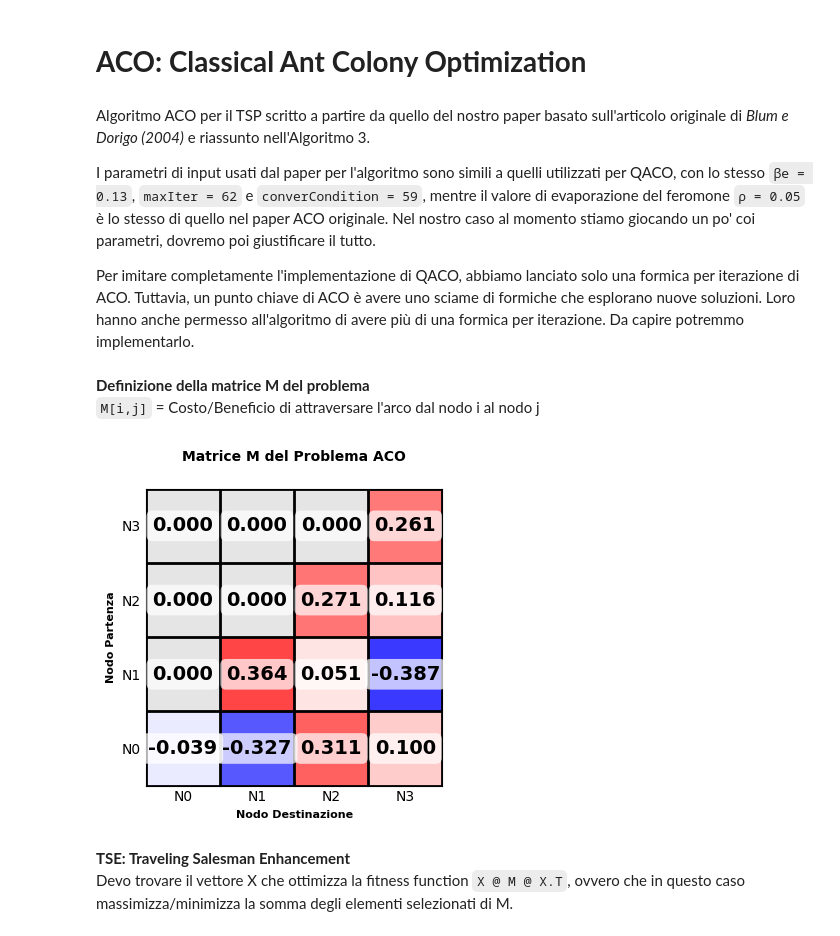
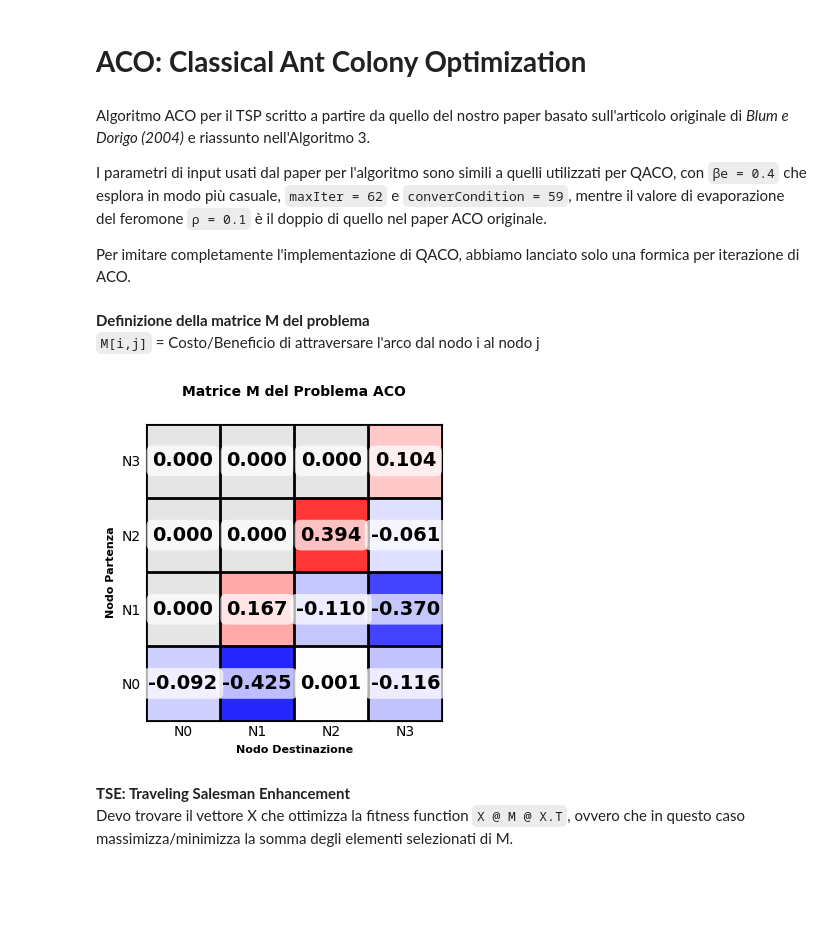
Before and after one commit to QuantumAlbe/QACO_implementation, a Jupyter notebook: ACO_algorithm/ACOmin&max.ipynb, the cells around one changed output. Drawn from its saved outputs; the diff is of its cells as text; code cells hidden in the pictures; blank space fills up the shorter version.

```diff
--- a/ACO_algorithm/ACOmin&max.ipynb
+++ b/ACO_algorithm/ACOmin&max.ipynb
@@ -3,10 +3,9 @@
 # %% [markdown]
 Algoritmo ACO per il TSP scritto a partire da quello del nostro paper basato sull'articolo originale di *Blum e Dorigo (2004)* e riassunto nell'Algoritmo 3.
 
-I parametri di input usati dal paper per l'algoritmo sono simili a quelli utilizzati per QACO, con lo stesso `βe = 0.13`, `maxIter = 62` e `converCondition = 59`, mentre il valore di evaporazione del feromone `ρ = 0.05` è lo stesso di quello nel paper ACO originale.
-Nel nostro caso al momento stiamo giocando un po' coi parametri, dovremo poi giustificare il tutto.
+I parametri di input usati dal paper per l'algoritmo sono simili a quelli utilizzati per QACO, con `βe = 0.4` che esplora in modo più casuale, `maxIter = 62` e `converCondition = 59`, mentre il valore di evaporazione del feromone `ρ = 0.1` è il doppio di quello nel paper ACO originale.
 
-Per imitare completamente l'implementazione di QACO, abbiamo lanciato solo una formica per iterazione di ACO. Tuttavia, un punto chiave di ACO è avere uno sciame di formiche che esplorano nuove soluzioni. Loro hanno anche permesso all'algoritmo di avere più di una formica per iterazione. Da capire potremmo implementarlo.
+Per imitare completamente l'implementazione di QACO, abbiamo lanciato solo una formica per iterazione di ACO.
 # %%
 import numpy as np
 import random
@@ -14,34 +13,32 @@ import matplotlib.pyplot as plt
 import math
 
 # Parametri ACO
-rho = 0.1                # Evaporazione del feromone
-beta_O = 0.4            # Probabilità esplorazione iniziale
-maxIter = 62             # Numero massimo di iterazioni
-converCondition = 59     # Condizione di convergenza
-n = 4                    # Dimensione matrice M
-minFactor = 2            # Fattore moltiplicativo per il calcolo dell'offset da dare alla fidelity
+rho = 0.1                  # Evaporazione del feromone
+beta_O = 0.4               # Probabilità esplorazione casuale
+maxIter = 62               # Numero massimo di iterazioni
+converCondition = 59       # Condizione di convergenza
+n = 4                      # Dimensione matrice M
+minFactor = 2              # Fattore moltiplicativo per il calcolo dell'offset da dare alla fidelity
 optimization_mode = 'max'  # Modalità di ottimizzazione: 'max' per massimizzazione, 'min' per minimizzazione
+problem_matrix = 4         # Scelta della matrice del problema (1, 2, 3, 4 o 5)
 # %% [markdown]
 **Definizione della matrice M del problema**\
 `M[i,j]` = Costo/Beneficio di attraversare l'arco dal nodo i al nodo j
-# %%
-M = np.array([[-0.039, -0.327, 0.311, 0.100],
-              [0, 0.364, 0.051, -0.387],
-              [0, 0, 0.271, 0.116],
-              [0, 0, 0, 0.261]])
-
-# # Visualizzazione della matrice M
-# print("Matrice M del problema:")
-# print(M)
+# %%
+import pandas as pd
+
+def load_trial_matrix(problem_matrix):
+    """Carica matrice M e vettore soluzione X_th da file CSV"""
+    file_path = f"../Trial_matrices/M{problem_matrix}.csv"
+    data = pd.read_csv(file_path, header=None)
+
+    M = data.iloc[:4, :].values  # Prime 4 righe = matrice
+    X_th = data.iloc[4, :].values  # Ultima riga = vettore X
+
+    return M, X_th
 # %%
 # Visualizzazione della matrice M
 def plot_matrix(matrix, title="M Matrix visualization"):
-    """
-    Crea una visualizzazione elegante della matrice con:
-    - Rosso per valori positivi
-    - Blu per valori negativi
-    - Griglia con valori numerici all'interno
-    """
     fig, ax = plt.subplots(figsize=(4, 4))
 
     # Crea una mappa di colori personalizzata
@@ -87,34 +84,35 @@ def plot_matrix(matrix, title="M Matrix visualization"):
     # Personalizza la griglia e le etichette
     ax.set_xlim(-0.5, matrix.shape[1]-0.5)
     ax.set_ylim(-0.5, matrix.shape[0]-0.5)
 
     # Aggiungi linee di griglia eleganti
     for i in range(matrix.shape[0] + 1):
         ax.axhline(i - 0.5, color='black', linewidth=2)
     for j in range(matrix.shape[1] + 1):
         ax.axvline(j - 0.5, color='black', linewidth=2)
 
     # Etichette degli assi
     ax.set_xticks(range(matrix.shape[1]))
     ax.set_yticks(range(matrix.shape[0]))
     ax.set_xticklabels([f'N{i}' for i in range(matrix.shape[1])])
     ax.set_yticklabels([f'N{i}' for i in range(matrix.shape[0])])
 
     # Titolo e labels
     ax.set_title(title, fontsize=10, fontweight='bold', pad=20)
     ax.set_xlabel('Nodo Destinazione', fontsize=8, fontweight='bold')
     ax.set_ylabel('Nodo Partenza', fontsize=8, fontweight='bold')
 
     # Rimuovi i tick marks per un look più pulito
     ax.tick_params(length=0)
 
     plt.tight_layout()
     plt.show()
 
 # Applica la visualizzazione alla matrice M
+M, X_th = load_trial_matrix(problem_matrix)
 plot_matrix(M, "Matrice M del Problema ACO")
 # %% [output]
-[figure, old version]
+[figure, new version]
 # %% [markdown]
 **TSE: Traveling Salesman Enhancement**\
 Devo trovare il vettore X che ottimizza la fitness function `X @ M @ X.T`, ovvero che in questo caso massimizza/minimizza la somma degli elementi selezionati di M.
```
Also changed, not shown: parts of 4 cells of this notebook.
